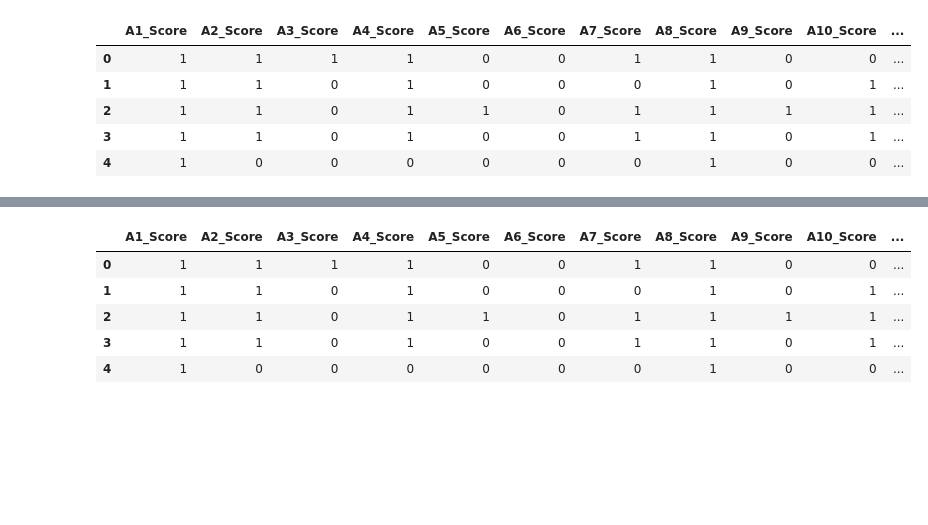
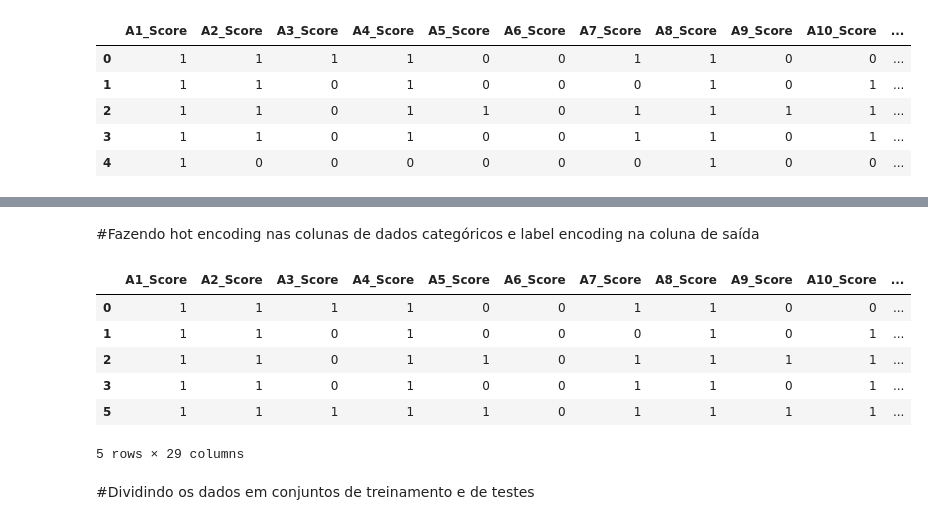
Before and after one commit to camposlaura/aprendizado_de_maquina_na_saude, a Jupyter notebook: main.ipynb, the cells around one changed output, grey strips where cells are left out. Cells and saved outputs as stored; diff of their text form; code cells hidden in the pictures; blank space fills up the shorter version.

```diff
--- a/main.ipynb
+++ b/main.ipynb
@@ -18,6 +37,5 @@ dataset.head()
 # %%
-# removendo algumas colunas irrelevantes e renomeando outras para melhorar a legibilidade
-dataset = dataset.drop(columns =['ethnicity', 'contry_of_res', 'used_app_before', 'age_desc', 'relation'])
+dataset = dataset.drop(columns =['contry_of_res', 'used_app_before', 'age_desc', 'relation'])
 dataset = dataset.rename(columns={'austim': 'autism_history', 'Class/ASD': 'autism'})
 dataset.head()
 # %% [output]
@@ -29,0 +73,9 @@ dataset.head()
+# %%
+dataset = dataset.replace('?', np.nan)
+dataset = dataset.replace(383., np.nan)
+dataset = dataset.replace('others', 'Others')
+dataset = dataset.replace('Middle Eastern ', 'Middle Eastern')
+dataset = dataset.dropna()
+
+for col in dataset.columns:
+    print(f"{col}: {dataset[col].unique()}")
@@ -30,12 +103,17 @@ dataset.head()
+# %% [markdown]
+#Fazendo hot encoding nas colunas de dados categóricos e label encoding na coluna de saída
 # %%
-# fazendo hot encoding nas colunas de dados categóricos
-dataset = pd.get_dummies(dataset, columns=['autism_history', 'gender', 'jundice', 'autism'])
+dataset = pd.get_dummies(dataset, columns=['autism_history', 'gender', 'jundice', 'ethnicity'])
+dataset['autism'], mapping = pd.factorize(dataset['autism'])
 dataset.head()
 # %% [output]
 |  | A1_Score | A2_Score | A3_Score | A4_Score | A5_Score | A6_Score | A7_Score | A8_Score | A9_Score | A10_Score | ... |
 | 0 | 1 | 1 | 1 | 1 | 0 | 0 | 1 | 1 | 0 | 0 | ... |
 | 1 | 1 | 1 | 0 | 1 | 0 | 0 | 0 | 1 | 0 | 1 | ... |
 | 2 | 1 | 1 | 0 | 1 | 1 | 0 | 1 | 1 | 1 | 1 | ... |
 | 3 | 1 | 1 | 0 | 1 | 0 | 0 | 1 | 1 | 0 | 1 | ... |
-| 4 | 1 | 0 | 0 | 0 | 0 | 0 | 0 | 1 | 0 | 0 | ... |
+| 5 | 1 | 1 | 1 | 1 | 1 | 0 | 1 | 1 | 1 | 1 | ... |
+5 rows × 29 columns
+# %% [markdown]
+#Dividindo os dados em conjuntos de treinamento e de testes
 # %%
```
Also changed, not shown: parts of 13 cells of this notebook.
